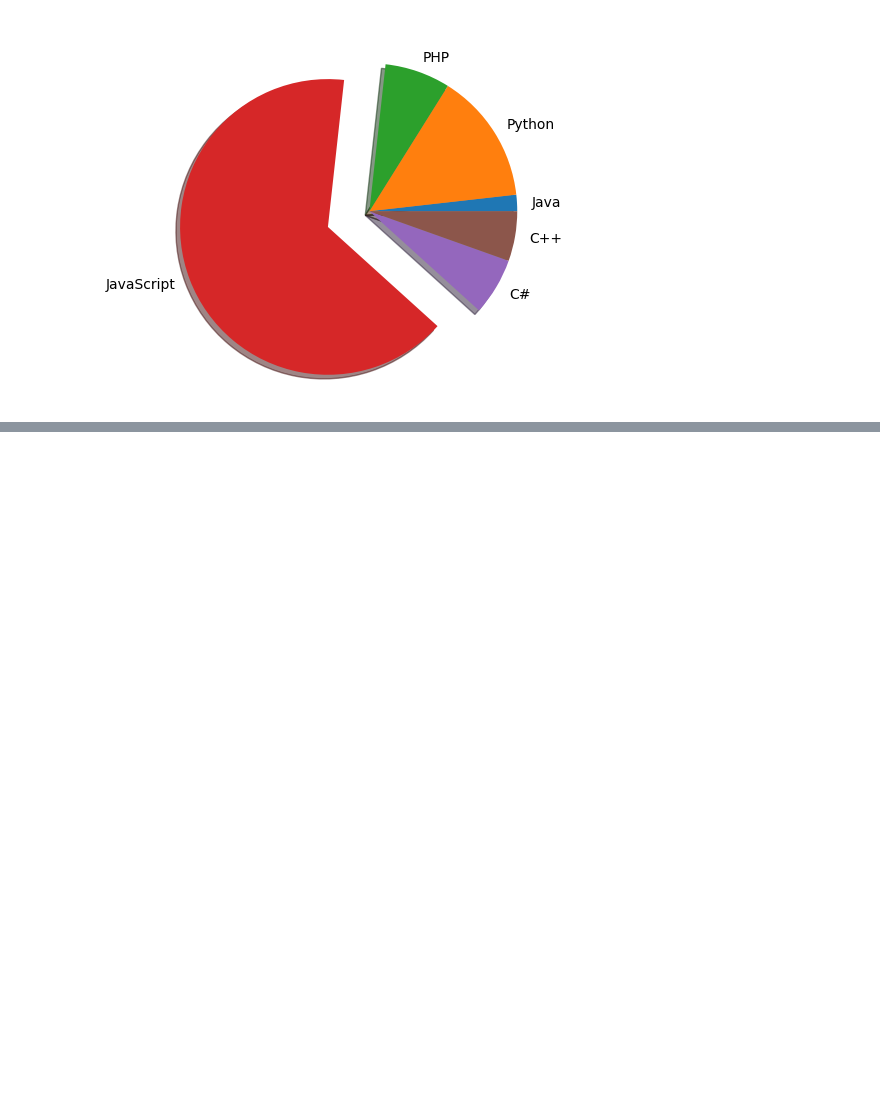
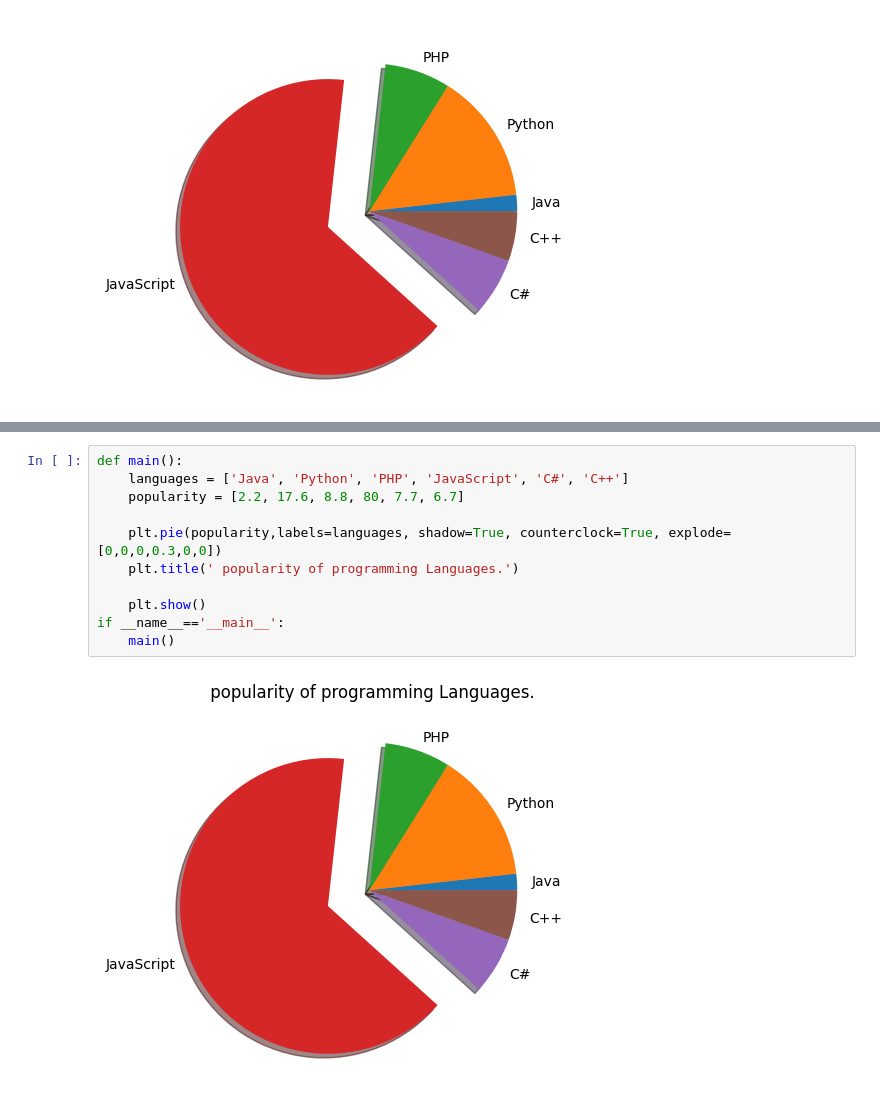
Before and after one commit to Prayag321/Python-libraries, a Jupyter notebook: matplotlib/piechart.ipynb, the cells around one changed output, grey strips where cells are left out. Drawn from its saved outputs; the diff is of its cells as text; blank space fills up the shorter version.

Commit message:
[PRAYAG] Add: Python programming to create a pie chart with a title of the popularity of programming Languages.

```diff
--- a/matplotlib/piechart.ipynb
+++ b/matplotlib/piechart.ipynb
@@ -29,0 +35,13 @@ if __name__=='__main__':
+# %%
+def main():
+	languages = ['Java', 'Python', 'PHP', 'JavaScript', 'C#', 'C++']
+	popularity = [2.2, 17.6, 8.8, 80, 7.7, 6.7]
+
+	plt.pie(popularity,labels=languages, shadow=True, counterclock=True, explode=[0,0,0,0.3,0,0])
+	plt.title(' popularity of programming Languages.')
+
+	plt.show()
+if __name__=='__main__':
+	main()
+# %% [output]
+[figure, added]
```
Also changed, not shown: parts of 1 cell of this notebook.
